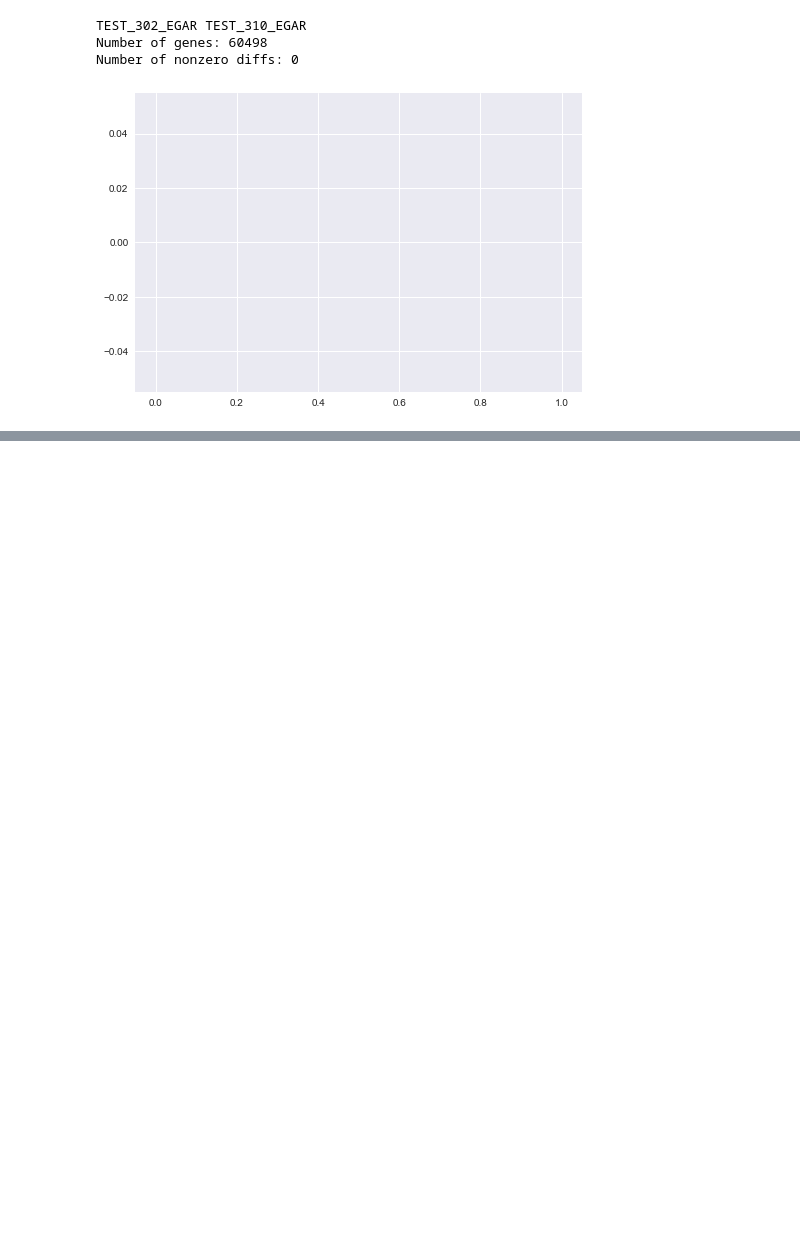
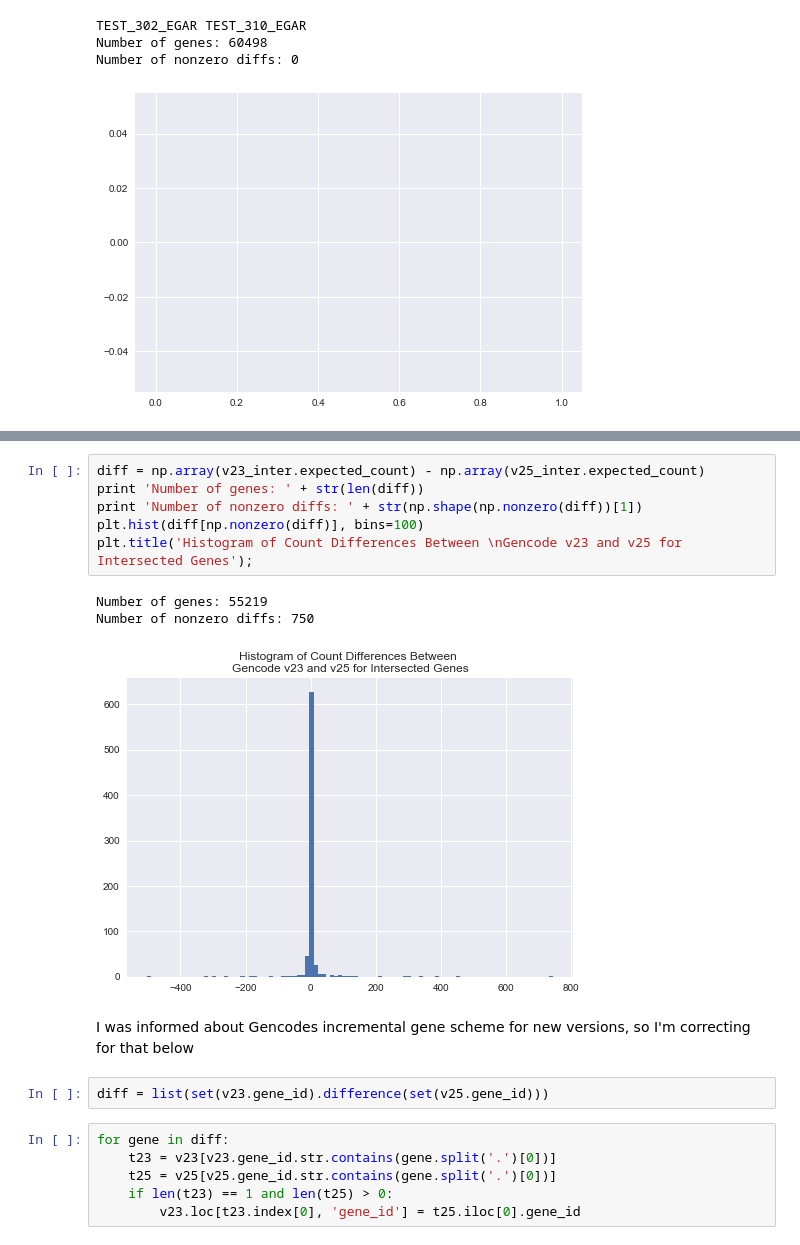
Before and after one commit to jvivian/ipython_notebooks, a Jupyter notebook: toil-rnaseq-version-concordance/Concordance Testing between toil-rnaseq versions.ipynb, the cells around one changed output, grey strips where cells are left out. Saved outputs shown, nothing was run; the diff lists cells and outputs as text; blank space fills up the shorter version.

```diff
--- a/toil-rnaseq-version-concordance/Concordance Testing between toil-rnaseq versions.ipynb
+++ b/toil-rnaseq-version-concordance/Concordance Testing between toil-rnaseq versions.ipynb
@@ -202,0 +239,20 @@ Number of nonzero diffs: 0
+# %%
+diff = np.array(v23_inter.expected_count) - np.array(v25_inter.expected_count)
+print 'Number of genes: ' + str(len(diff))
+print 'Number of nonzero diffs: ' + str(np.shape(np.nonzero(diff))[1])
+plt.hist(diff[np.nonzero(diff)], bins=100)
+plt.title('Histogram of Count Differences Between \nGencode v23 and v25 for Intersected Genes');
+# %% [output]
+Number of genes: 55219
+Number of nonzero diffs: 750
+[figure, added]
+# %% [markdown]
+I was informed about Gencodes incremental gene scheme for new versions, so I'm correcting for that below
+# %%
+diff = list(set(v23.gene_id).difference(set(v25.gene_id)))
+# %%
+for gene in diff:
+    t23 = v23[v23.gene_id.str.contains(gene.split('.')[0])]
+    t25 = v25[v25.gene_id.str.contains(gene.split('.')[0])]
+    if len(t23) == 1 and len(t25) > 0:
+        v23.loc[t23.index[0], 'gene_id'] = t25.iloc[0].gene_id
```
Also changed, not shown: parts of 11 cells of this notebook, 12 other files.
